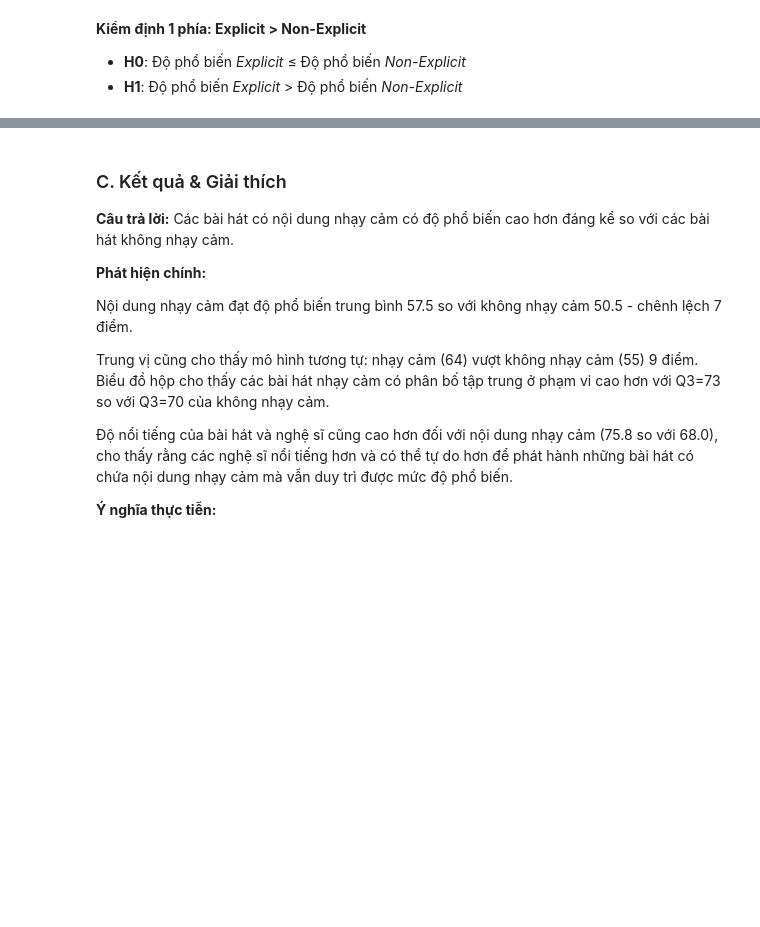
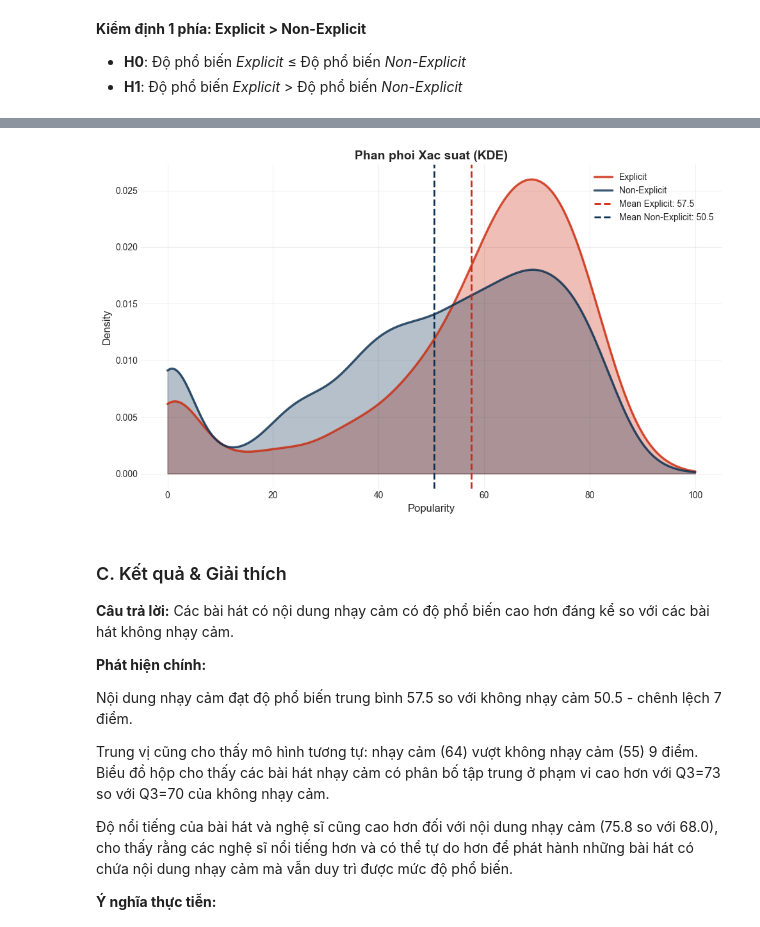
Before and after one commit to chisngyen/Spotify_Global_Music_Analysis, a Jupyter notebook: notebooks/final_notebook.ipynb, the cells around one changed output, grey strips where cells are left out. Cells and saved outputs as stored; diff of their text form; code cells hidden in the pictures; blank space fills up the shorter version.

```diff
--- a/notebooks/final_notebook.ipynb
+++ b/notebooks/final_notebook.ipynb
@@ -1134,3 +1342,24 @@ plt.show()
+# %%
+kde_explicit = gaussian_kde(q2_explicit.dropna())
+kde_non_explicit = gaussian_kde(q2_non_explicit.dropna())
+x_range = np.linspace(0, 100, 200)
+
+plt.figure(figsize=(10, 6))
+plt.plot(x_range, kde_explicit(x_range), color='#CC2A0D', linewidth=2.5, label='Explicit', alpha=0.8)
+plt.fill_between(x_range, kde_explicit(x_range), alpha=0.3, color='#CC2A0D')
+plt.plot(x_range, kde_non_explicit(x_range), color='#0B2F50', linewidth=2.5, label='Non-Explicit', alpha=0.8)
+plt.fill_between(x_range, kde_non_explicit(x_range), alpha=0.3, color='#0B2F50')
+plt.axvline(q2_explicit.mean(), color='#CC2A0D', linestyle='--', linewidth=2, label=f'Mean Explicit: {q2_explicit.mean():.1f}')
+plt.axvline(q2_non_explicit.mean(), color='#0B2F50', linestyle='--', linewidth=2, label=f'Mean Non-Explicit: {q2_non_explicit.mean():.1f}')
+plt.title('Phan phoi Xac suat (KDE)', fontsize=14, fontweight='bold')
+plt.xlabel('Popularity')
+plt.ylabel('Density')
+plt.legend()
+plt.grid(alpha=0.3)
+plt.tight_layout()
+plt.show()
+# %% [output]
+[figure, added]
 # %% [markdown]
 ### C. Kết quả & Giải thích
 
```
Also changed, not shown: parts of 64 cells of this notebook.
